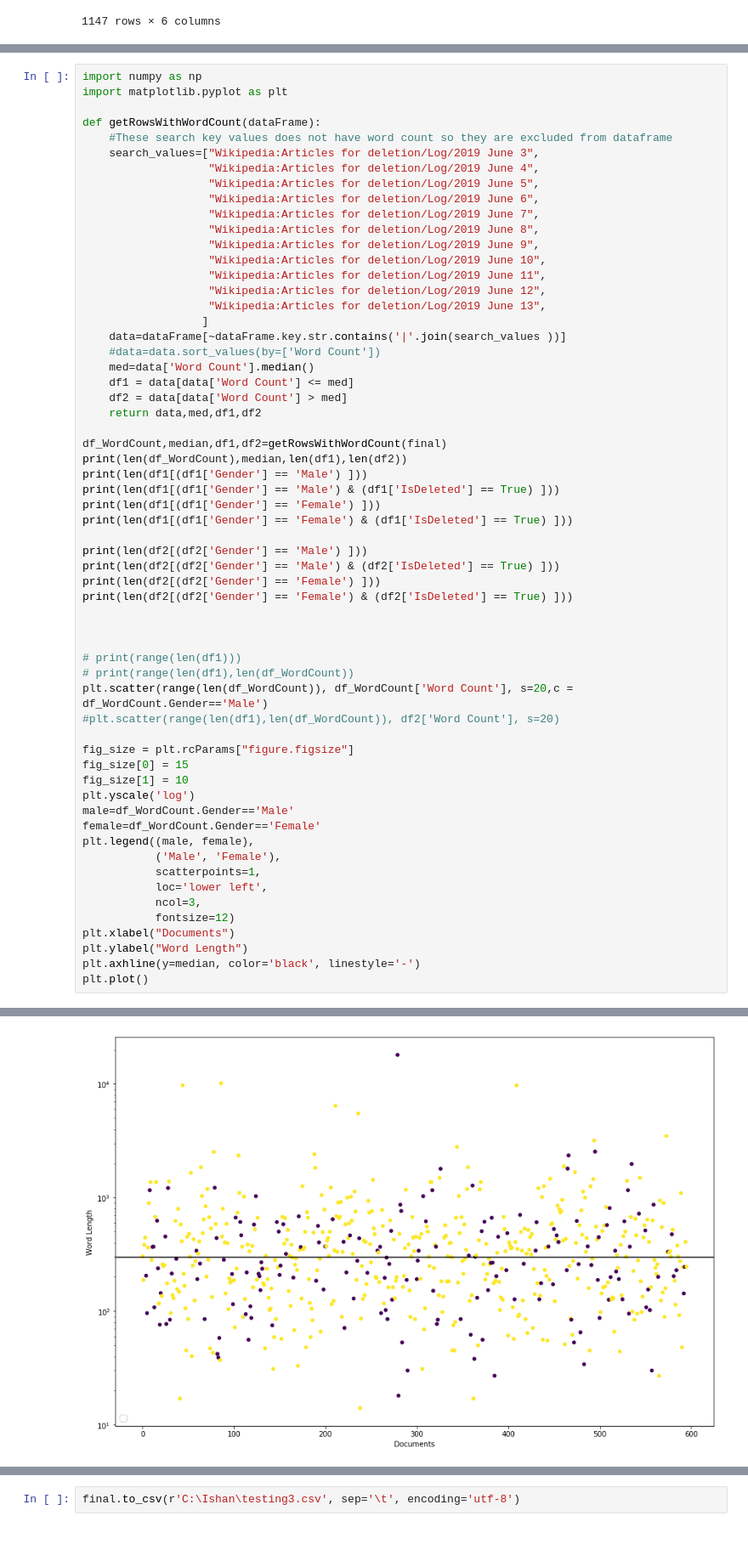
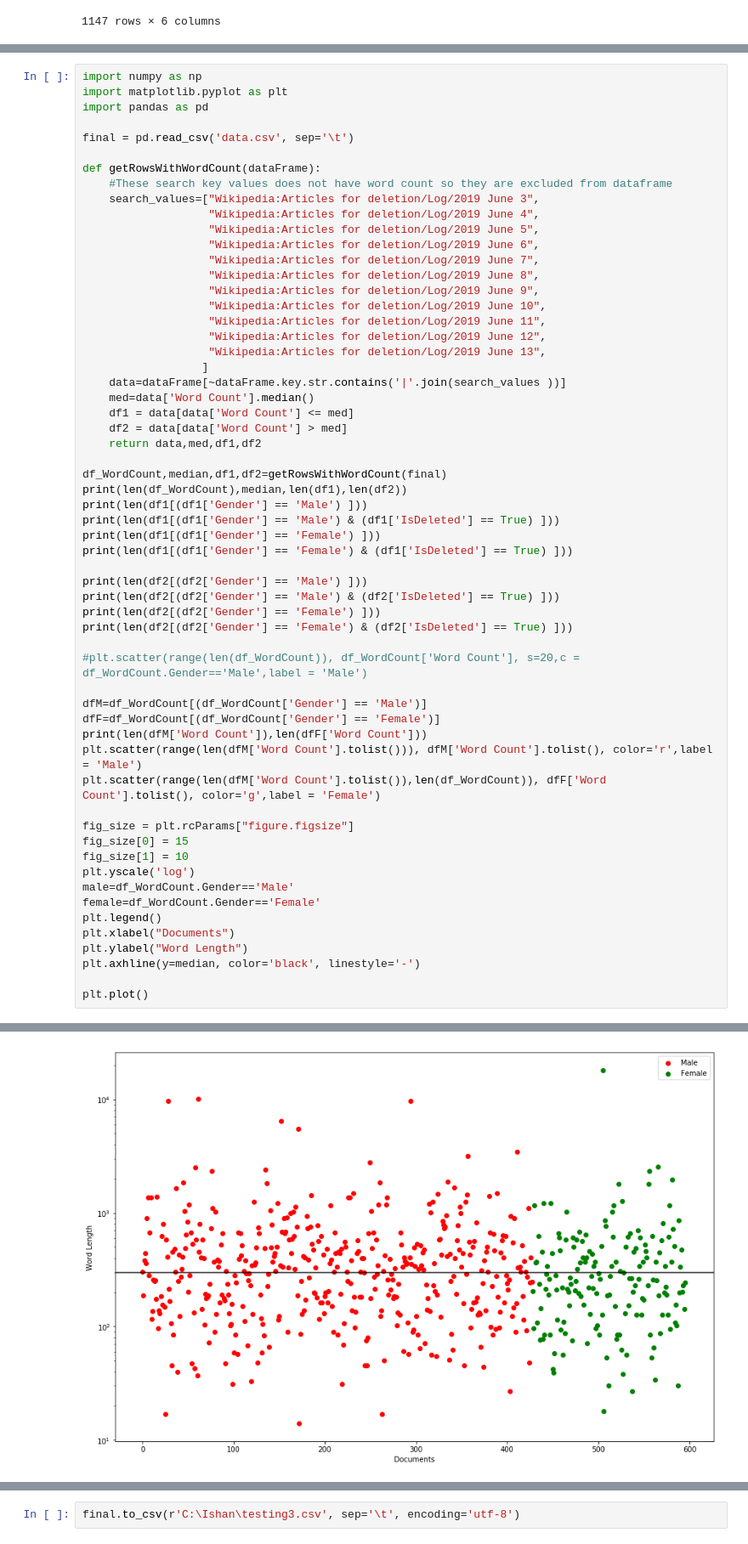
Before and after one commit to Anurekha97/CSS, a Jupyter notebook: Wiki_Gender_Bais.ipynb, the cells around one changed output, grey strips where cells are left out. Shown at 85% size. Cells and saved outputs as stored; diff of their text form.

```diff
--- a/Wiki_Gender_Bais.ipynb
+++ b/Wiki_Gender_Bais.ipynb
@@ -462,6 +426,9 @@ final
 # %%
 import numpy as np
 import matplotlib.pyplot as plt
+import pandas as pd
+
+final = pd.read_csv('data.csv', sep='\t')
 
 def getRowsWithWordCount(dataFrame):
     #These search key values does not have word count so they are excluded from dataframe
@@ -478,7 +445,6 @@ def getRowsWithWordCount(dataFrame):
                    "Wikipedia:Articles for deletion/Log/2019 June 13",
                   ]
     data=dataFrame[~dataFrame.key.str.contains('|'.join(search_values ))]
-    #data=data.sort_values(by=['Word Count'])
     med=data['Word Count'].median()
     df1 = data[data['Word Count'] <= med]
     df2 = data[data['Word Count'] > med]
@@ -496,12 +462,13 @@ print(len(df2[(df2['Gender'] == 'Male') & (df2['IsDeleted'] == True) ]))
 print(len(df2[(df2['Gender'] == 'Female') ]))
 print(len(df2[(df2['Gender'] == 'Female') & (df2['IsDeleted'] == True) ]))
 
+#plt.scatter(range(len(df_WordCount)), df_WordCount['Word Count'], s=20,c = df_WordCount.Gender=='Male',label = 'Male')
 
-
-# print(range(len(df1)))
-# print(range(len(df1),len(df_WordCount))
-plt.scatter(range(len(df_WordCount)), df_WordCount['Word Count'], s=20,c = df_WordCount.Gender=='Male')
-#plt.scatter(range(len(df1),len(df_WordCount)), df2['Word Count'], s=20)
+dfM=df_WordCount[(df_WordCount['Gender'] == 'Male')]
+dfF=df_WordCount[(df_WordCount['Gender'] == 'Female')]
+print(len(dfM['Word Count']),len(dfF['Word Count']))
+plt.scatter(range(len(dfM['Word Count'].tolist())), dfM['Word Count'].tolist(), color='r',label = 'Male')
+plt.scatter(range(len(dfM['Word Count'].tolist()),len(df_WordCount)), dfF['Word Count'].tolist(), color='g',label = 'Female')
 
 fig_size = plt.rcParams["figure.figsize"]
 fig_size[0] = 15
@@ -509,15 +476,11 @@ fig_size[1] = 10
 plt.yscale('log')
 male=df_WordCount.Gender=='Male'
 female=df_WordCount.Gender=='Female'
-plt.legend((male, female),
-           ('Male', 'Female'),
-           scatterpoints=1,
-           loc='lower left',
-           ncol=3,
-           fontsize=12)
+plt.legend()
 plt.xlabel("Documents")
 plt.ylabel("Word Length")
 plt.axhline(y=median, color='black', linestyle='-')
+
 plt.plot()
 # %% [output]
 (596, 299.0, 298, 298)
@@ -532,2 +496,2 @@ plt.plot()
 []
-[figure, old version]
+[figure, new version]
```
Also changed, not shown: parts of 31 cells of this notebook.
